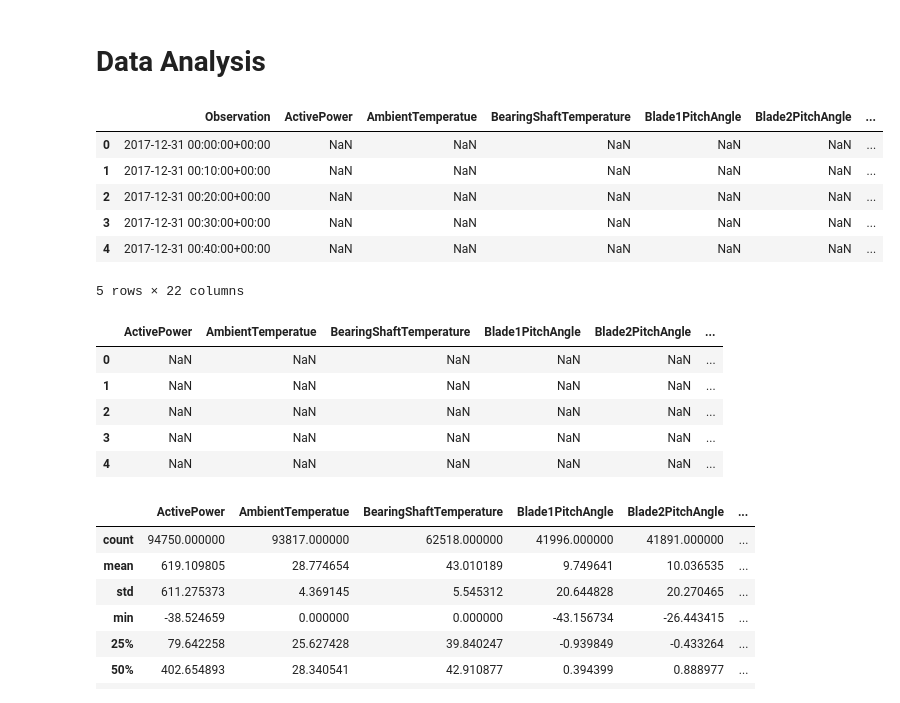
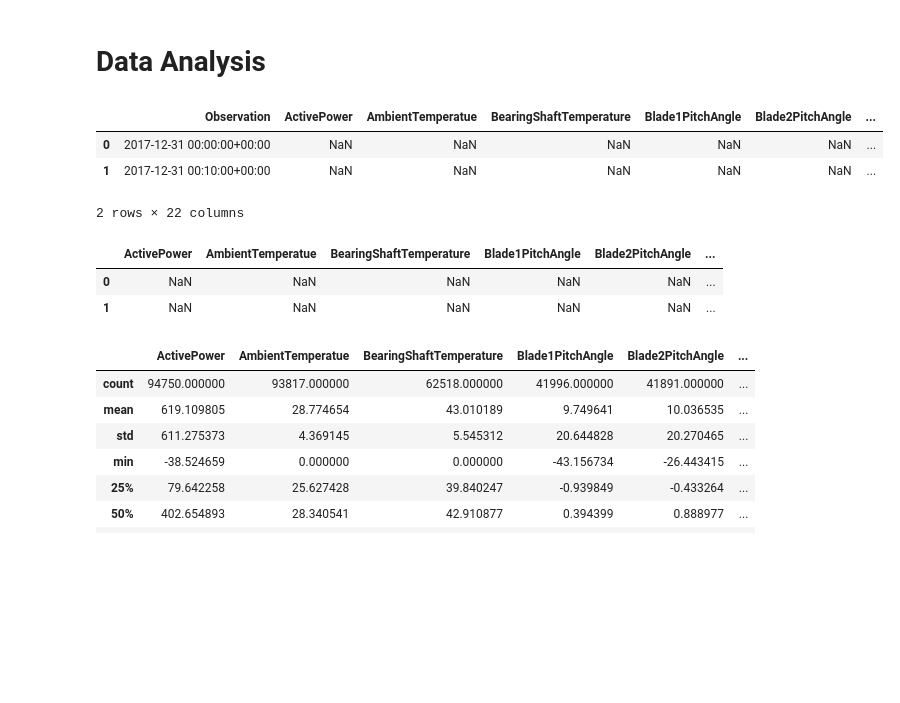
Before and after one commit to LazaUK/IndustrySolutions-WindFarm, a Jupyter notebook: Python_notebook/CambridgeSpark_Laziz_WindFarm.ipynb, the cells around one changed output. Cells and saved outputs as stored; diff of their text form; code cells hidden in the pictures; blank space fills up the shorter version.

```diff
--- a/Python_notebook/CambridgeSpark_Laziz_WindFarm.ipynb
+++ b/Python_notebook/CambridgeSpark_Laziz_WindFarm.ipynb
@@ -11,26 +11,20 @@ from windrose import WindroseAxes
 # %%
 # Importing the dataset
 df = pd.read_csv('Kaggle_Turbine_Data.csv', parse_dates=['Observation'])
-df.head()
+df.head(2)
 # %% [output]
 |  | Observation | ActivePower | AmbientTemperatue | BearingShaftTemperature | Blade1PitchAngle | Blade2PitchAngle | ... |
 | 0 | 2017-12-31 00:00:00+00:00 | NaN | NaN | NaN | NaN | NaN | ... |
 | 1 | 2017-12-31 00:10:00+00:00 | NaN | NaN | NaN | NaN | NaN | ... |
-| 2 | 2017-12-31 00:20:00+00:00 | NaN | NaN | NaN | NaN | NaN | ... |
-| 3 | 2017-12-31 00:30:00+00:00 | NaN | NaN | NaN | NaN | NaN | ... |
-| 4 | 2017-12-31 00:40:00+00:00 | NaN | NaN | NaN | NaN | NaN | ... |
-5 rows × 22 columns
+2 rows × 22 columns
 # %%
 # Dropping the columns that are not required
 df.drop(["Observation", "ReactivePower", "WTG"], axis=1, inplace=True)
-df.head()
+df.head(2)
 # %% [output]
 |  | ActivePower | AmbientTemperatue | BearingShaftTemperature | Blade1PitchAngle | Blade2PitchAngle | ... |
 | 0 | NaN | NaN | NaN | NaN | NaN | ... |
 | 1 | NaN | NaN | NaN | NaN | NaN | ... |
-| 2 | NaN | NaN | NaN | NaN | NaN | ... |
-| 3 | NaN | NaN | NaN | NaN | NaN | ... |
-| 4 | NaN | NaN | NaN | NaN | NaN | ... |
 # %%
 # Analysing the dataset
 df.describe()
```
Also changed, not shown: parts of 33 cells of this notebook.
